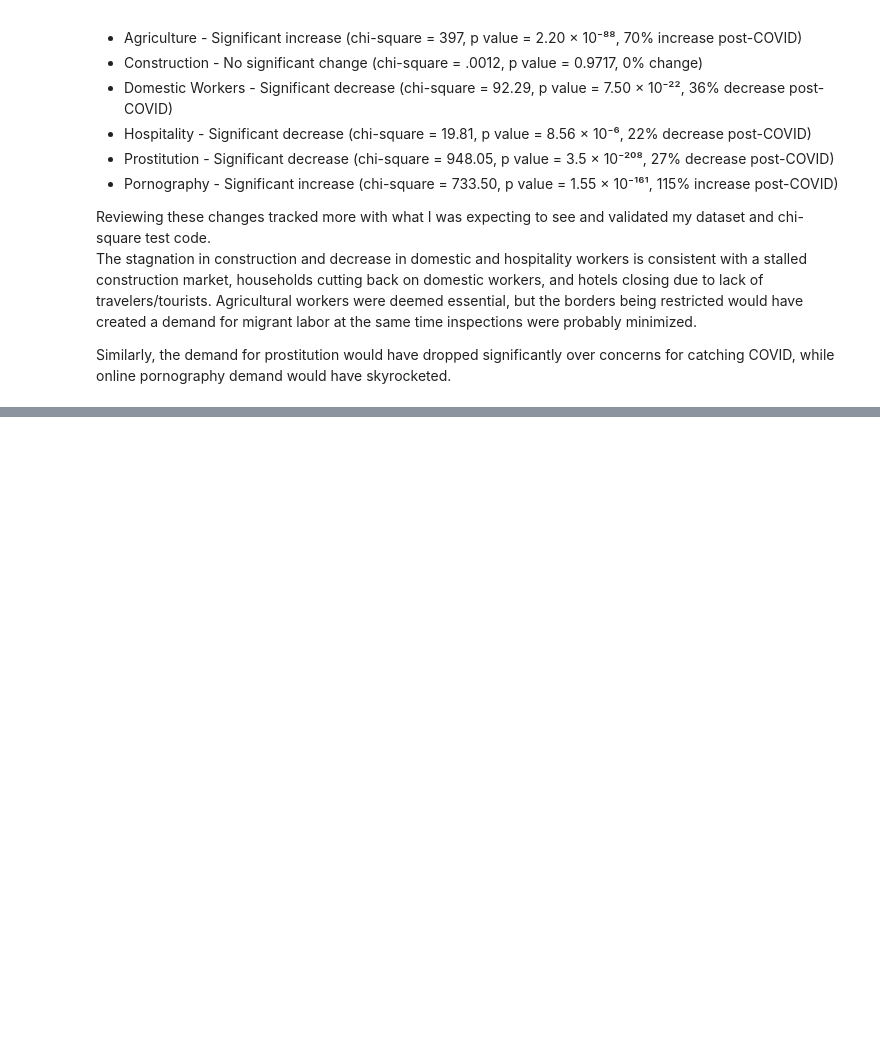
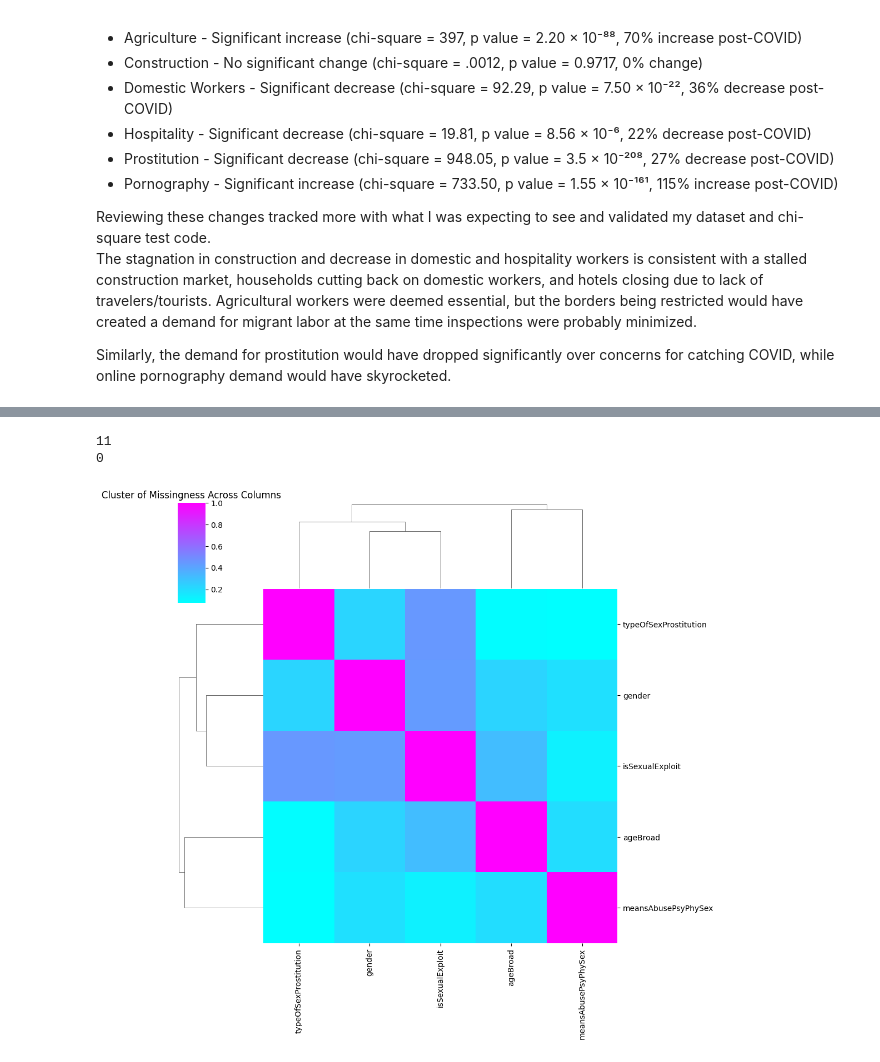
Before and after one commit to C-Shells/D502-Data-Analytics-Capstone, a Jupyter notebook: data_analysis.ipynb, the cells around one changed output, grey strips where cells are left out. Drawn from its saved outputs; the diff is of its cells as text; code cells hidden in the pictures; blank space fills up the shorter version.

```diff
--- a/data_analysis.ipynb
+++ b/data_analysis.ipynb
@@ -702,0 +808,11 @@ Let's move forward with creating a supervised machine learning model to look at
+# %%
+# Drop CountryOfExploitation
+
+df_ml = df_ml.drop(columns=['CountryOfExploitation'])
+# %%
+# Creating a threshold of null values to drop columns with too many nulls
+
+col_threshold = 80
+outliers = nan_summary[nan_summary['nan_percent'] > col_threshold].index.tolist()
+
+print(outliers)
@@ -702,0 +821,6 @@ Let's move forward with creating a supervised machine learning model to look at
+# %%
+# Remove the outlier columns from the dataset.
+
+df_ml = df_ml.drop(columns=outliers)
+
+df_ml.info()
@@ -702,0 +841,29 @@ Let's move forward with creating a supervised machine learning model to look at
+# %%
+# Let's start looking at some columns with higher missing values and see if they correlate with others.
+
+# First, we'll check to see if our data will work well in a correlation matrix
+
+nan_correlation = df_ml.isna().corr()
+
+print(nan_correlation.isna().sum().sum())
+print(np.isinf(nan_correlation).sum().sum())
+# %% [output]
+11
+0
+# %%
+# Let's create the correlation matrix
+
+columns_missing = df_ml.columns[df_ml.isna().any()]
+missing_matrix = df_ml[columns_missing].isna()
+
+missing_corr = missing_matrix.corr()
+
+missing_corr_cleaned = missing_corr.dropna(axis=0, how='any').dropna(axis=1, how='any')
+# %%
+#  Let's visualize the matrix
+
+sns.clustermap(missing_corr_cleaned, cmap='cool', figsize=(10,10))
+plt.title('Cluster of Missingness Across Columns')
+plt.show()
+# %% [output]
+[figure, added]
```
Also changed, not shown: parts of 19 cells of this notebook.
